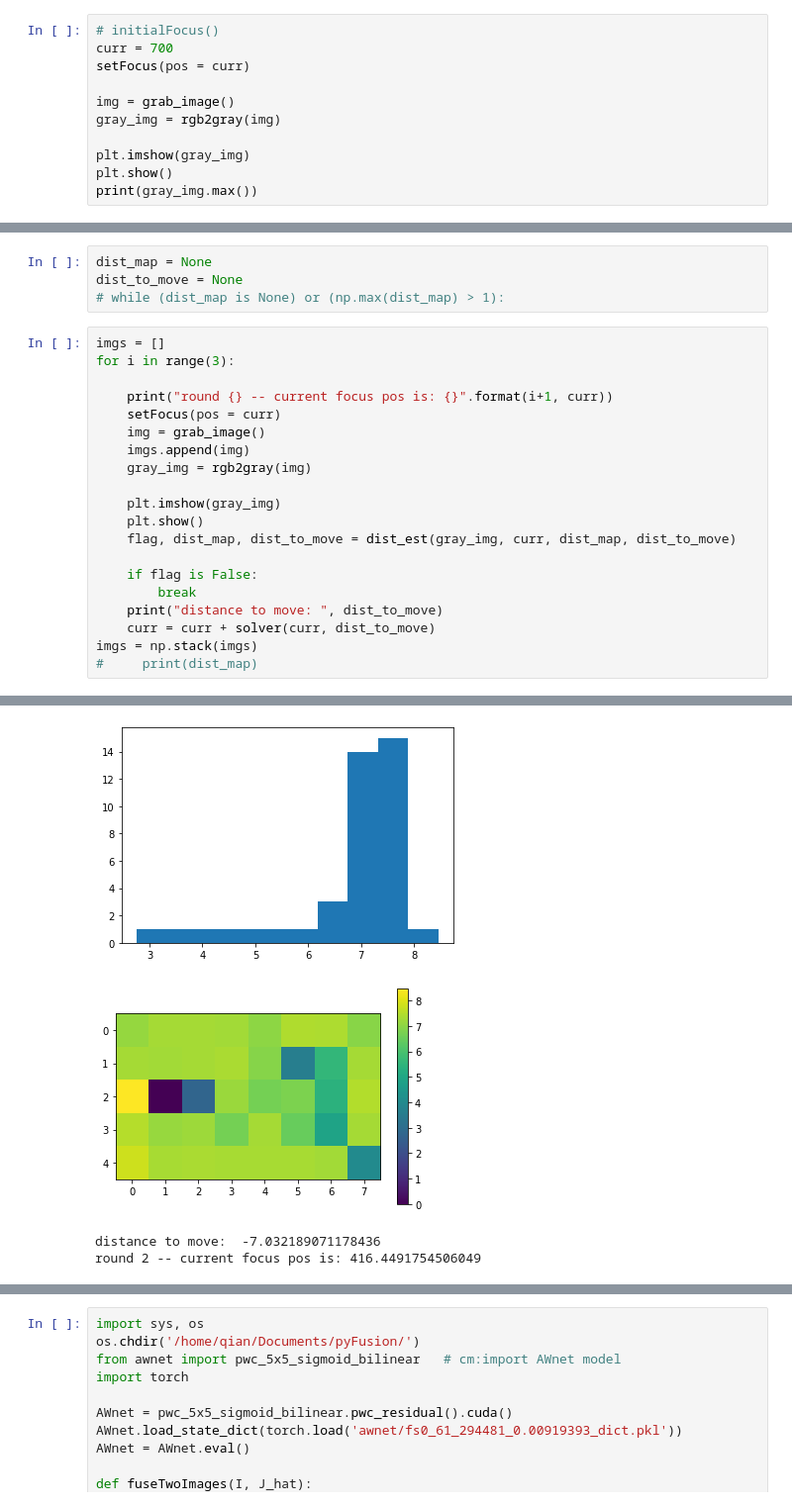
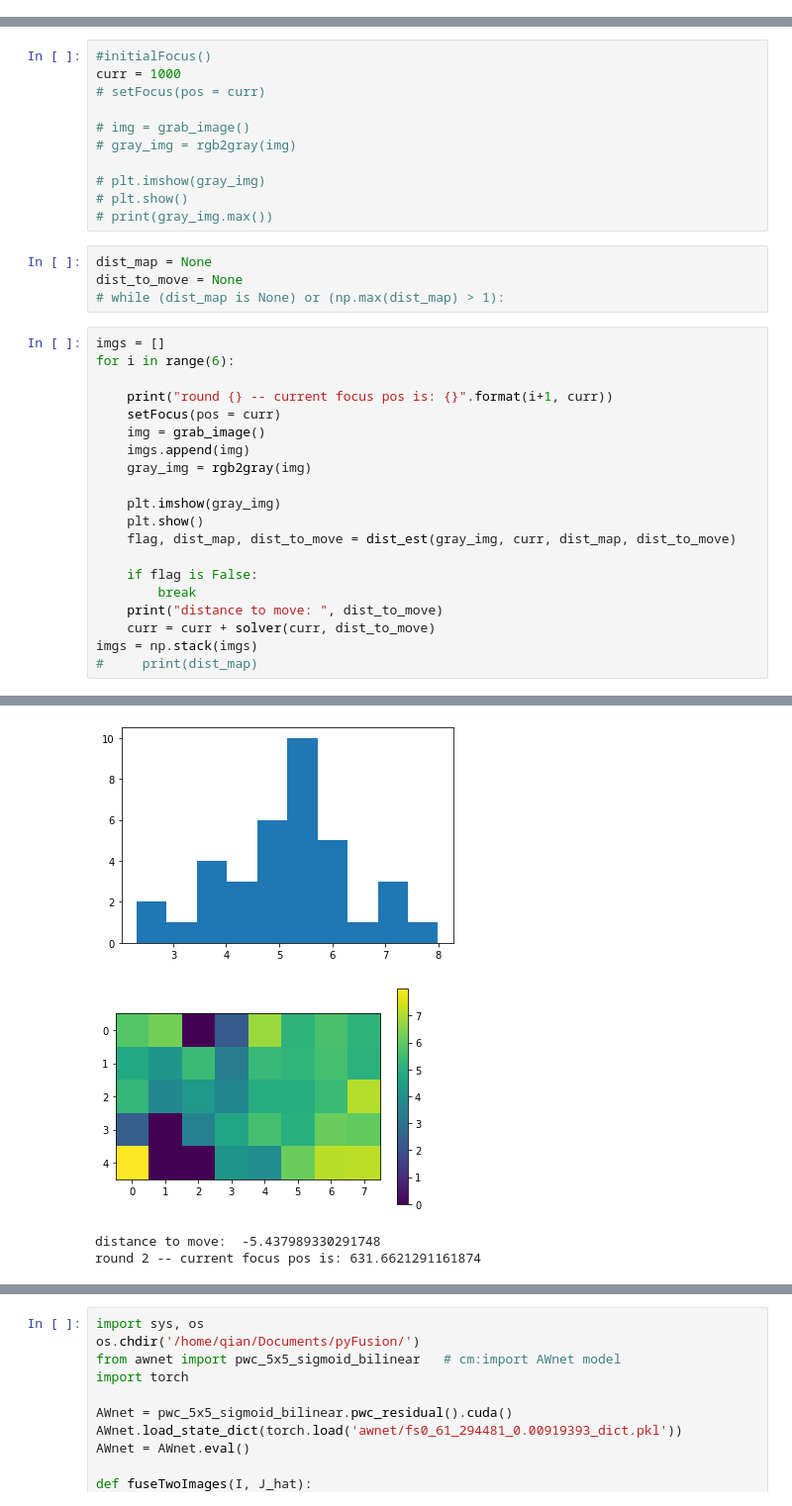
Before and after one commit to cianhwang/autofocus-stacking, a Jupyter notebook: autofocalstacking.ipynb, the cells around one changed output, grey strips where cells are left out. Shown at 99% size. Cells and saved outputs as stored; diff of their text form.

```diff
--- a/autofocalstacking.ipynb
+++ b/autofocalstacking.ipynb
@@ -49,14 +49,3 @@ def grab_image(sid=2, imres=8):
                    stdout=subprocess.PIPE, shell=True)
 
     return pop
-# %%
-# initialFocus()
-curr = 700
-setFocus(pos = curr)
-
-img = grab_image()
-gray_img = rgb2gray(img)
-
-plt.imshow(gray_img)
-plt.show()
-print(gray_img.max())
@@ -162,13 +197,24 @@ def dist_est(gray_img, curr, last_dist_map = None, last_move_steps = None):
     plt.show()
 
     return flag, np.abs(dist_map), dist_to_move
+# %%
+#initialFocus()
+curr = 1000
+# setFocus(pos = curr)
+
+# img = grab_image()
+# gray_img = rgb2gray(img)
+
+# plt.imshow(gray_img)
+# plt.show()
+# print(gray_img.max())
 # %%
 dist_map = None
 dist_to_move = None
 # while (dist_map is None) or (np.max(dist_map) > 1):
 # %%
 imgs = []
-for i in range(3):
+for i in range(6):
 
     print("round {} -- current focus pos is: {}".format(i+1, curr))
     setFocus(pos = curr)
@@ -192,4 +238,4 @@ round 1 -- current focus pos is: 700
-[figure, old version]
+[figure, new version]
-[figure, old version]
+[figure, new version]
-distance to move:  -7.032189071178436
-round 2 -- current focus pos is: 416.4491754506049
+distance to move:  -5.437989330291748
+round 2 -- current focus pos is: 631.6621291161874
```
Also changed, not shown: parts of 11 cells of this notebook.
